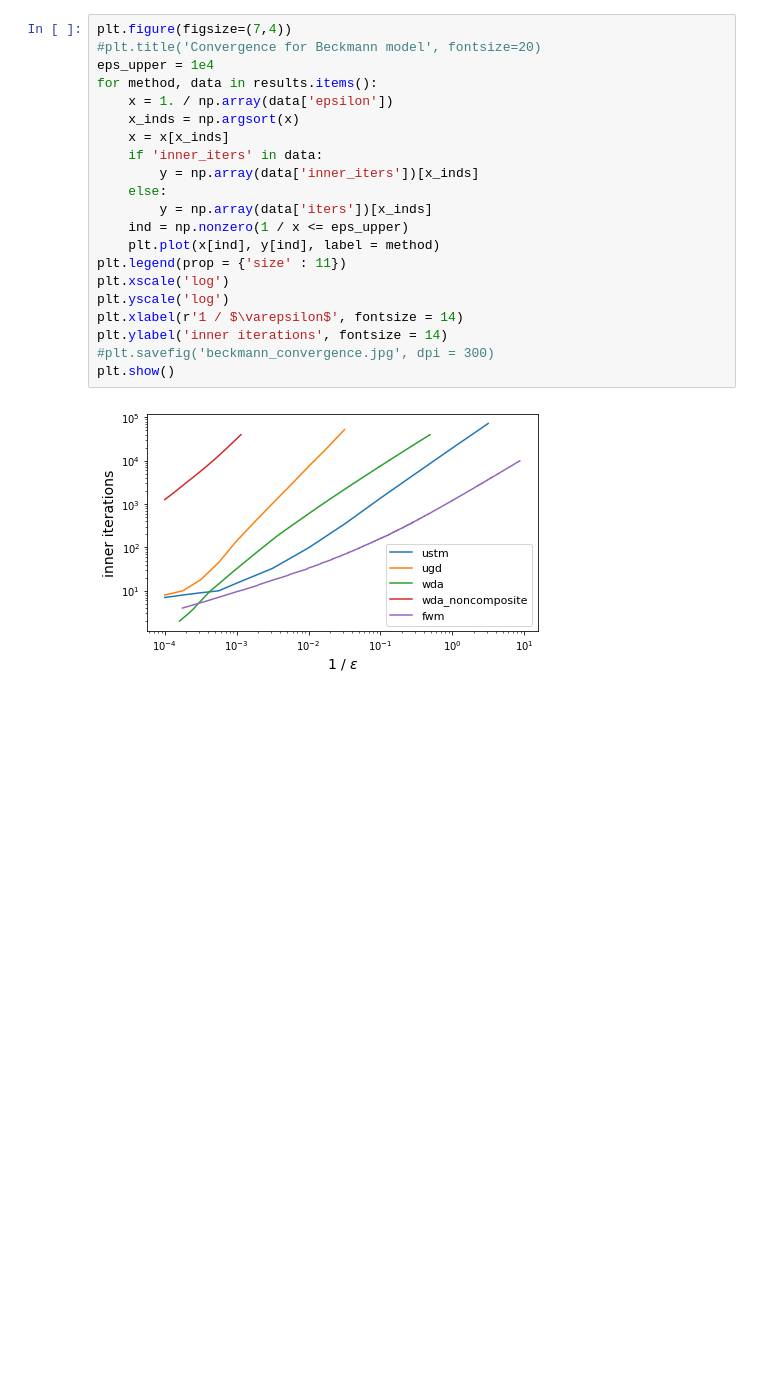
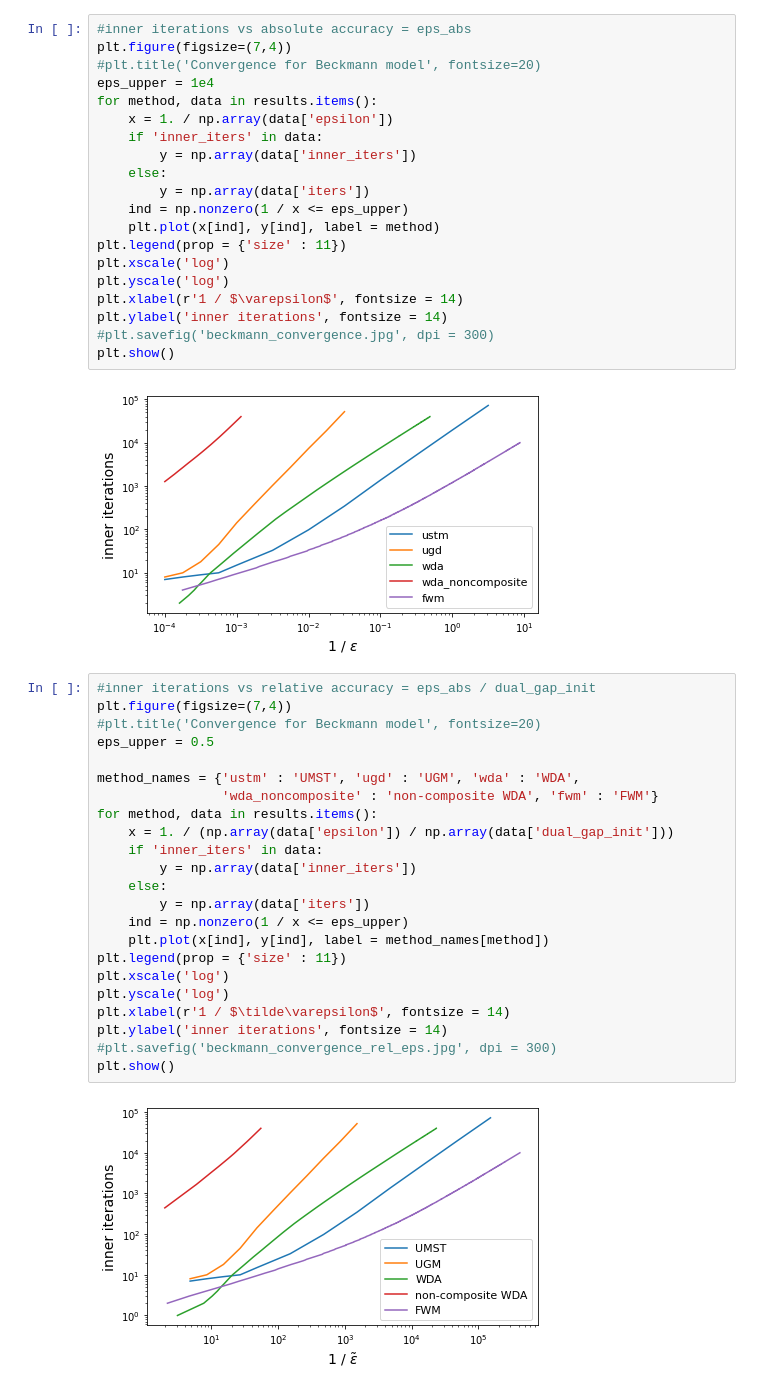
Before and after one commit to MeruzaKub/TransportNet, a Jupyter notebook: Stable Dynamic & Beckman/Anaheim_Beckmann_Experiments.ipynb, the cells around one changed output. Saved outputs shown, nothing was run; the diff lists cells and outputs as text; blank space fills up the shorter version.

```diff
--- a/Stable Dynamic & Beckman/Anaheim_Beckmann_Experiments.ipynb
+++ b/Stable Dynamic & Beckman/Anaheim_Beckmann_Experiments.ipynb
@@ -399,15 +404,14 @@ plt.show()
 # %%
+#inner iterations vs absolute accuracy = eps_abs
 plt.figure(figsize=(7,4))
 #plt.title('Convergence for Beckmann model', fontsize=20)
 eps_upper = 1e4
 for method, data in results.items():
     x = 1. / np.array(data['epsilon'])
-    x_inds = np.argsort(x)
-    x = x[x_inds]
     if 'inner_iters' in data:
-        y = np.array(data['inner_iters'])[x_inds]
+        y = np.array(data['inner_iters'])
     else:
-        y = np.array(data['iters'])[x_inds]
+        y = np.array(data['iters'])
     ind = np.nonzero(1 / x <= eps_upper)
     plt.plot(x[ind], y[ind], label = method)
 plt.legend(prop = {'size' : 11})
@@ -419,3 +423,28 @@ plt.ylabel('inner iterations', fontsize = 14)
 plt.show()
 # %% [output]
 [figure]
+# %%
+#inner iterations vs relative accuracy = eps_abs / dual_gap_init
+plt.figure(figsize=(7,4))
+#plt.title('Convergence for Beckmann model', fontsize=20)
+eps_upper = 0.5
+
+method_names = {'ustm' : 'UMST', 'ugd' : 'UGM', 'wda' : 'WDA',
+                'wda_noncomposite' : 'non-composite WDA', 'fwm' : 'FWM'}
+for method, data in results.items():
+    x = 1. / (np.array(data['epsilon']) / np.array(data['dual_gap_init']))
+    if 'inner_iters' in data:
+        y = np.array(data['inner_iters'])
+    else:
+        y = np.array(data['iters'])
+    ind = np.nonzero(1 / x <= eps_upper)
+    plt.plot(x[ind], y[ind], label = method_names[method])
+plt.legend(prop = {'size' : 11})
+plt.xscale('log')
+plt.yscale('log')
+plt.xlabel(r'1 / $\tilde\varepsilon$', fontsize = 14)
+plt.ylabel('inner iterations', fontsize = 14)
+#plt.savefig('beckmann_convergence_rel_eps.jpg', dpi = 300)
+plt.show()
+# %% [output]
+[figure, added]
```
Also changed, not shown: parts of 5 cells of this notebook, 45 other files.
